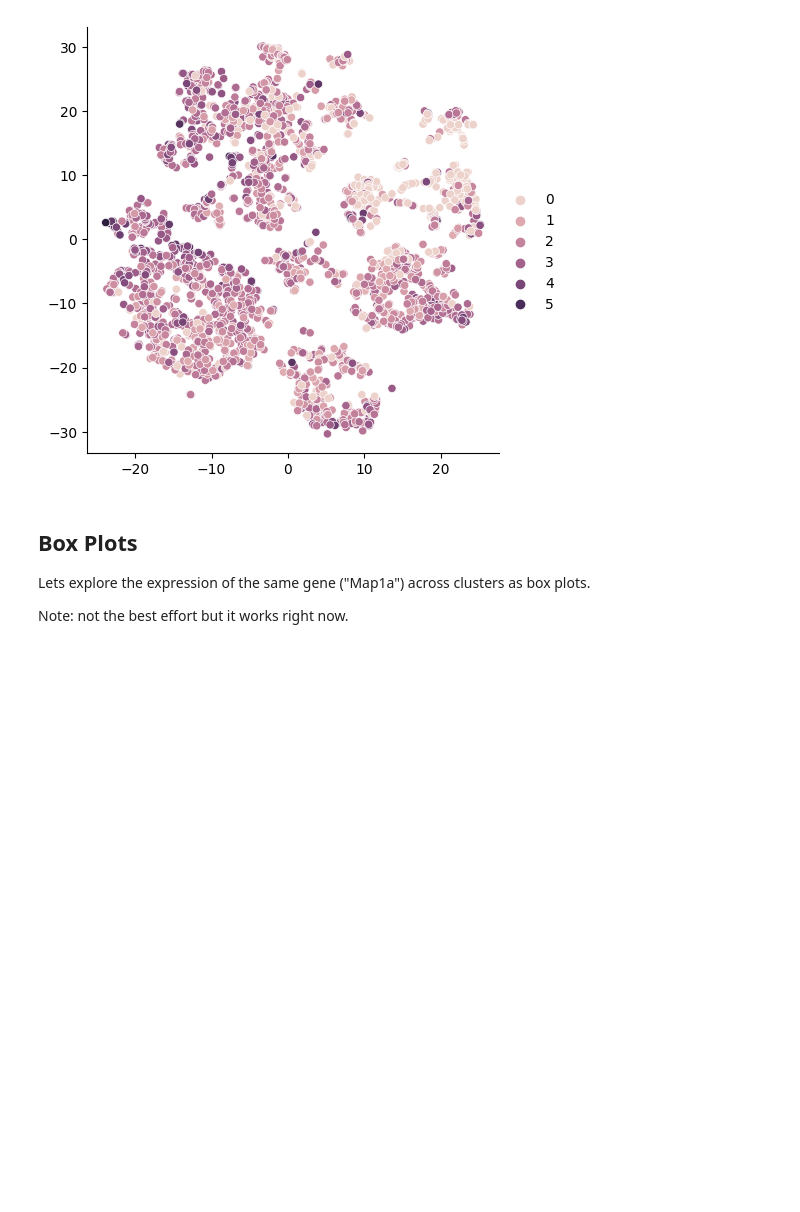
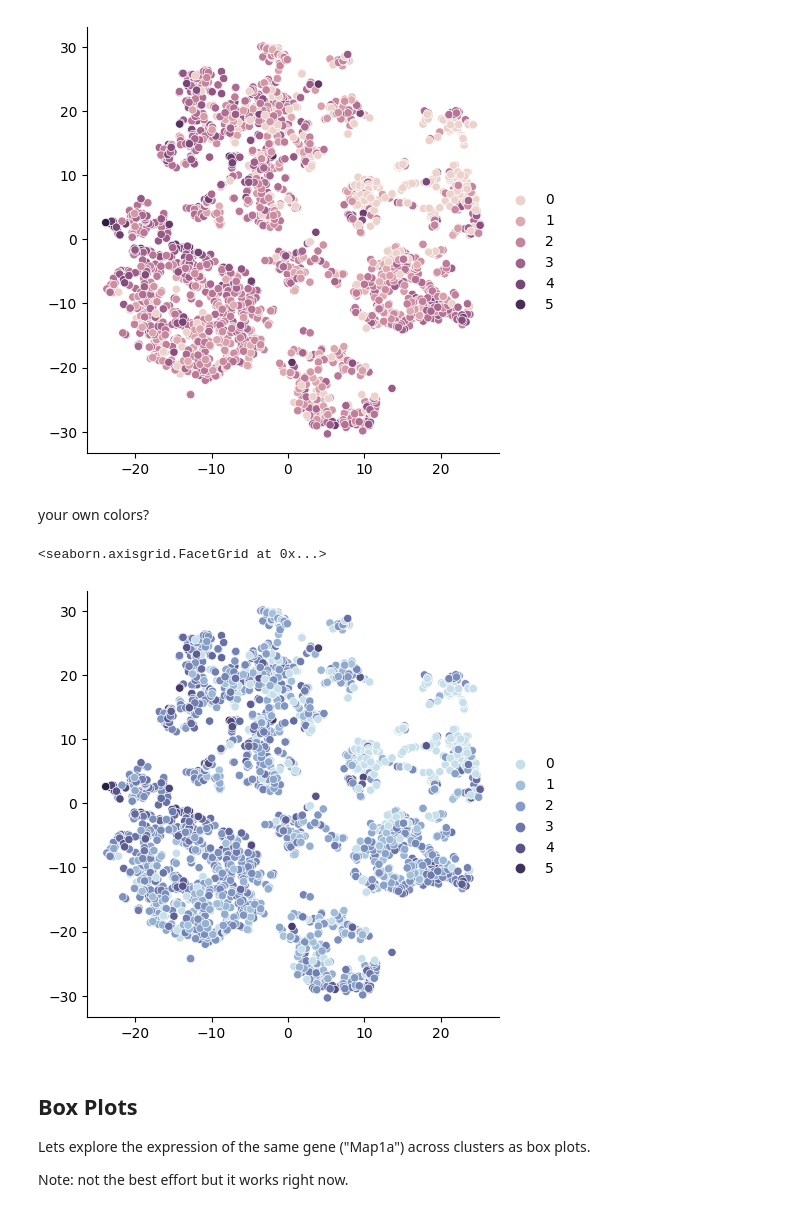
Before and after one commit to BiocPy/scranpy, a Jupyter notebook: notebooks/zeisel.ipynb, the cells around one changed output. Saved outputs shown, nothing was run; the diff lists cells and outputs as text; code cells hidden in the pictures; blank space fills up the shorter version.

Commit message:
your own color palette

```diff
--- a/notebooks/zeisel.ipynb
+++ b/notebooks/zeisel.ipynb
@@ -99,6 +100,13 @@ bb.plot_reduced_dim(result_sce.reduced_dim("tsne"), color_by = map1a_lc.tolist()
 # %% [output]
 <seaborn.axisgrid.FacetGrid at 0x...>
 [figure]
+# %% [markdown]
+your own colors?
+# %%
+bb.plot_reduced_dim(result_sce.reduced_dim("tsne"), color_by = map1a_lc.tolist(), palette=sns.color_palette("ch:s=.25,rot=-.25", as_cmap=True))
+# %% [output]
+<seaborn.axisgrid.FacetGrid at 0x...>
+[figure, added]
 # %% [markdown]
 ## Box Plots
 
```
Also changed, not shown: parts of 5 cells of this notebook.
